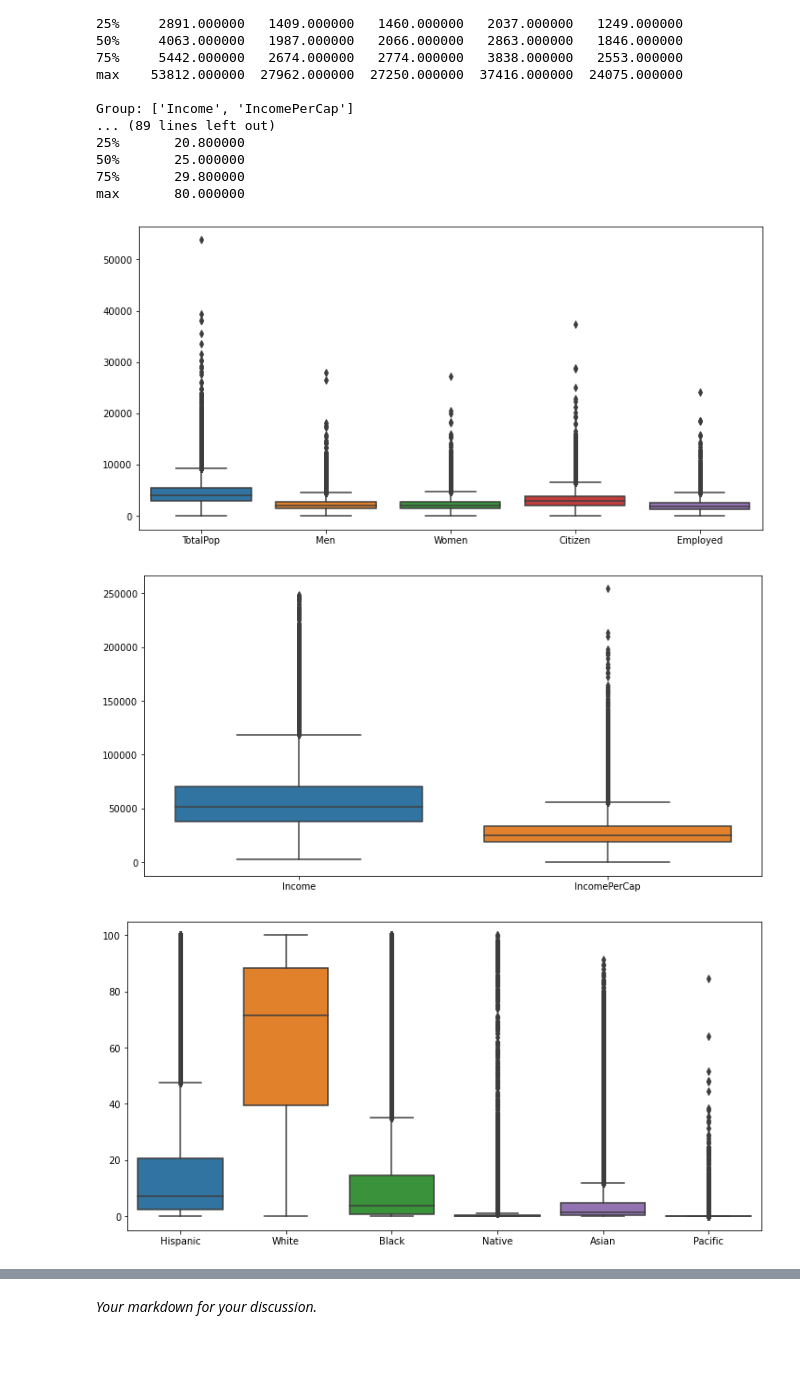
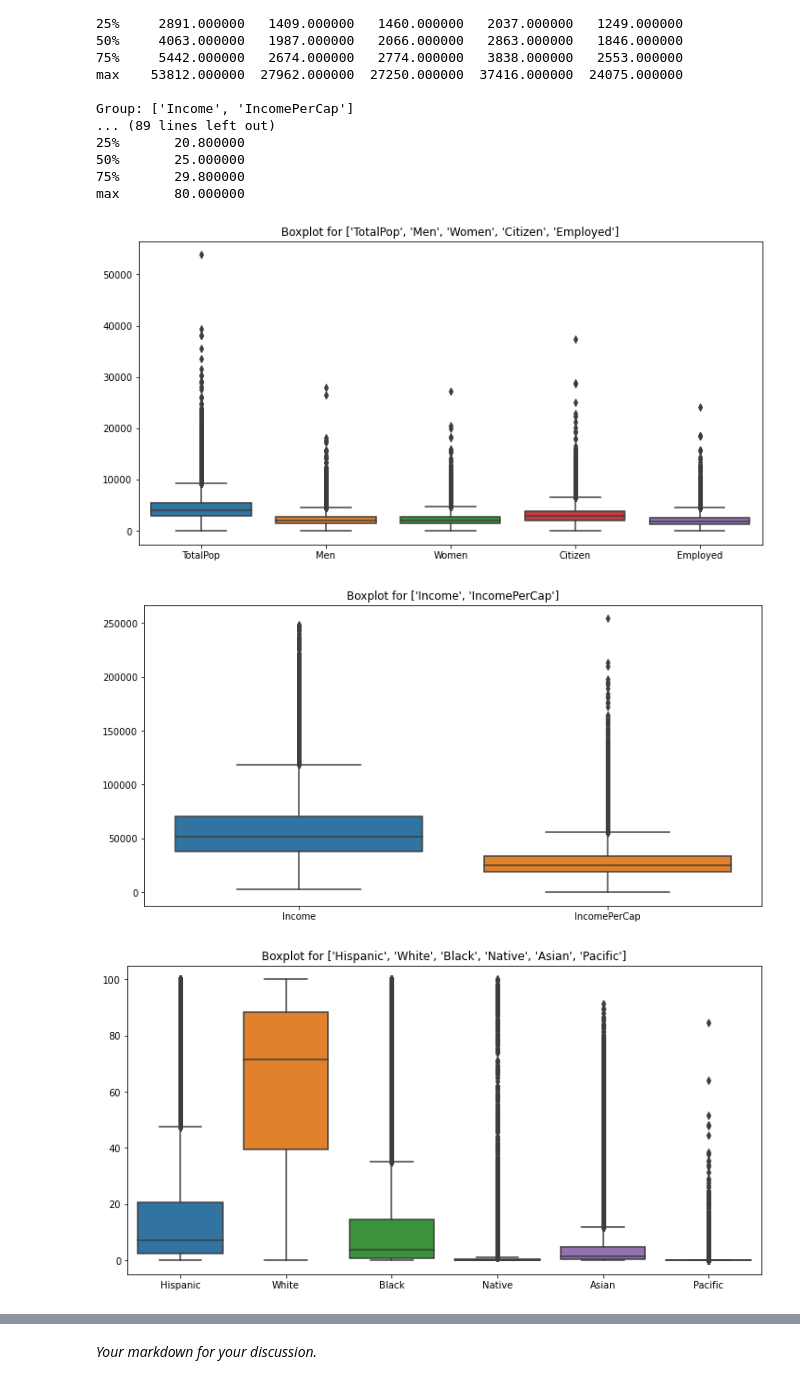
Before and after one commit to Starcrysis/assignment_2, a Jupyter notebook: assignment_2.ipynb, the cells around one changed output, grey strips where cells are left out. Cells and saved outputs as stored; diff of their text form; code cells hidden in the pictures; blank space fills up the shorter version.

```diff
--- a/assignment_2.ipynb
+++ b/assignment_2.ipynb
@@ -238,11 +242,11 @@ max       80.000000
 # %%
 # your code (boxplots)
 for group in groupings:
     plt.figure(figsize=(12,6))
     ax = sns.boxplot(data=df[group])
+    plt.title("Boxplot for %s" %group)
     plt.show()
-  #
 # %% [output]
-[figure, old version]
+[figure, new version]
-[figure, old version]
+[figure, new version]
-[figure, old version]
+[figure, new version]
```
Also changed, not shown: parts of 40 cells of this notebook.
